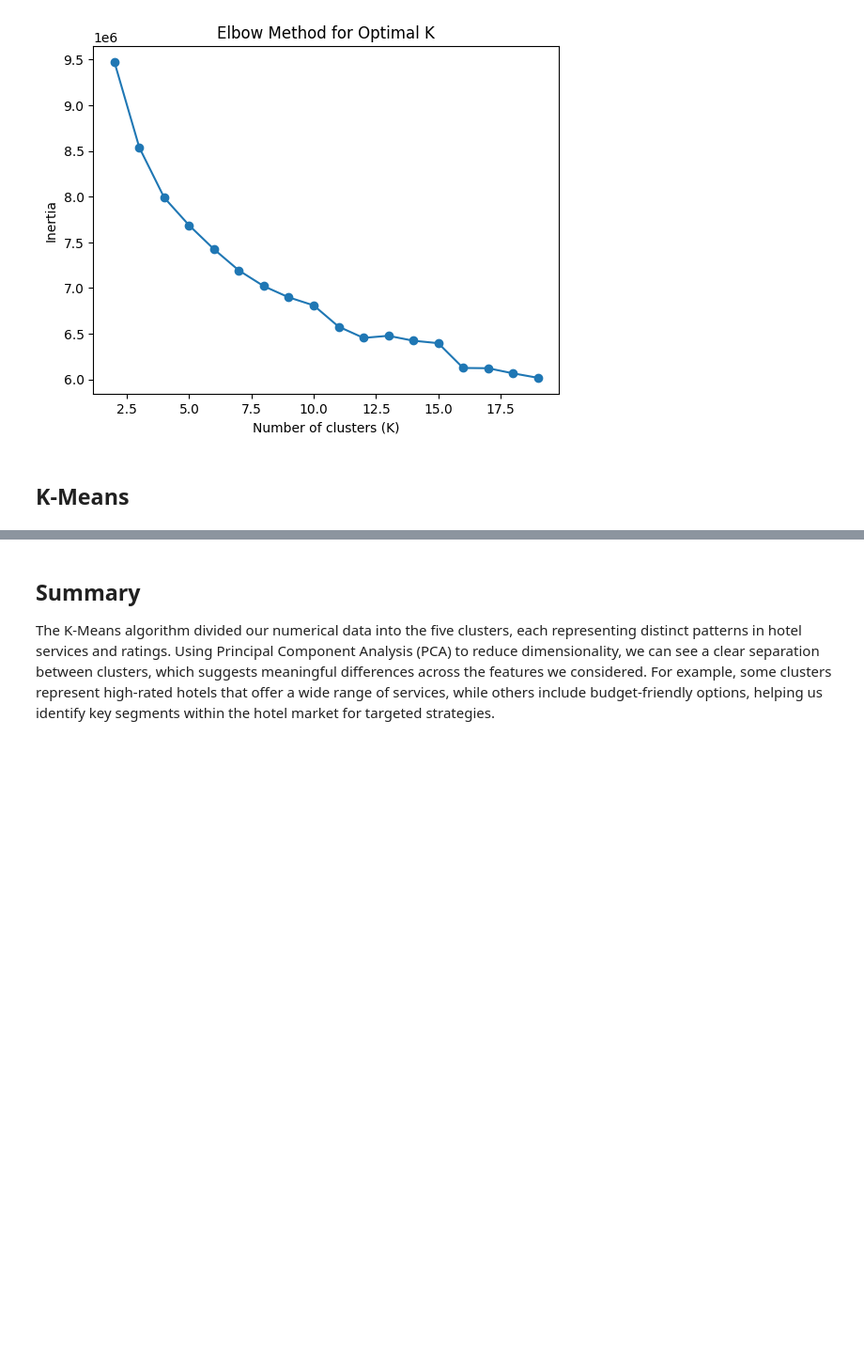
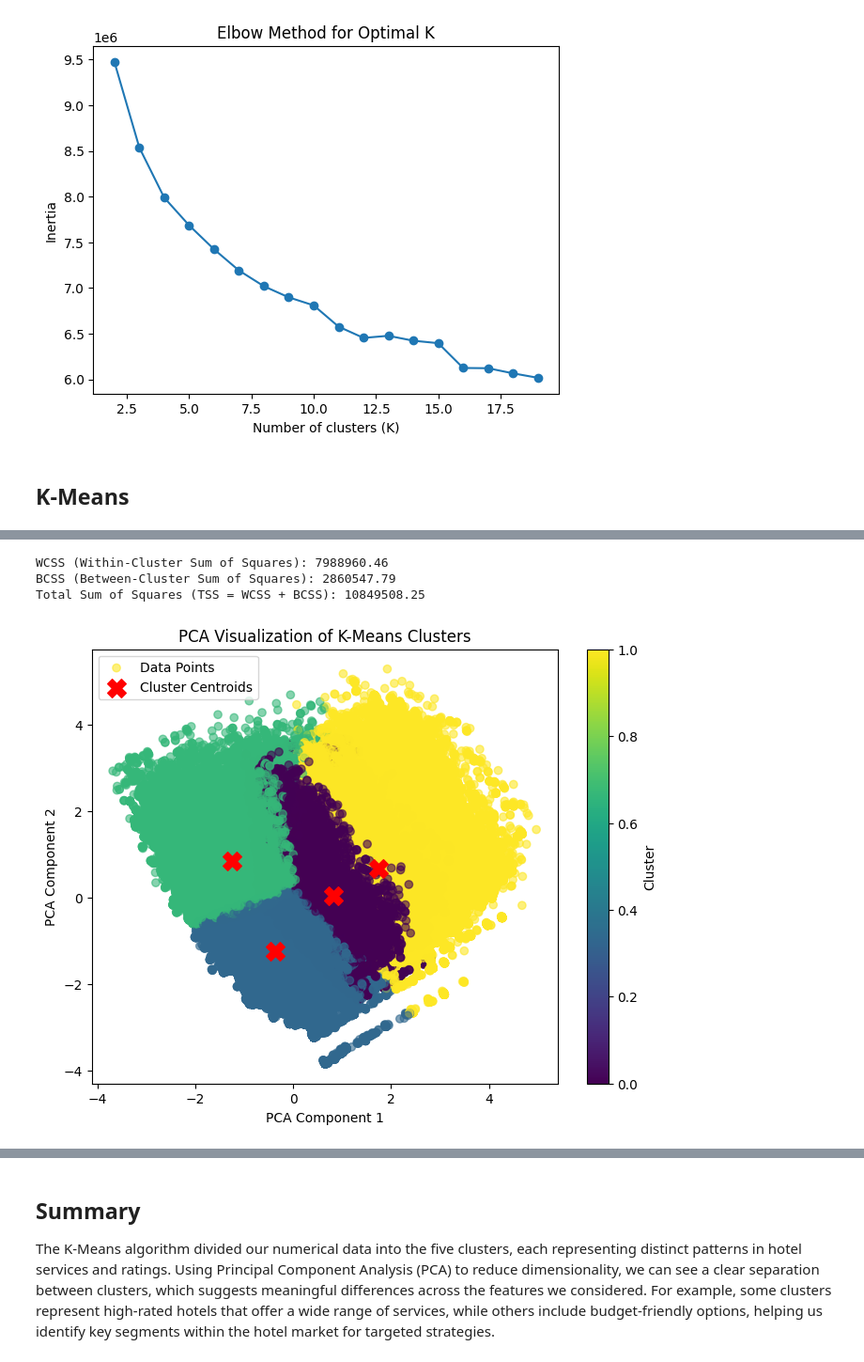
Before and after one commit to yceugene/DA_Proj_G7, a Jupyter notebook: src/main.ipynb, the cells around one changed output, grey strips where cells are left out. Shown at 94% size. Drawn from its saved outputs; the diff is of its cells as text; code cells hidden in the pictures; blank space fills up the shorter version.

```diff
--- a/src/main.ipynb
+++ b/src/main.ipynb
@@ -1575,0 +1576,48 @@ NameError: name 'rating_df_numeric' is not defined
+# %%
+import numpy as np
+from sklearn.cluster import KMeans
+from sklearn.decomposition import PCA
+import matplotlib.pyplot as plt
+import pandas as pd
+
+
+optimal_k = 4
+kmeans = KMeans(n_clusters=optimal_k, random_state=42)
+kmeans_labels = kmeans.fit_predict(rating_df_numeric)
+
+# WCSS (Within-Cluster Sum of Squares)
+wcss = np.sum([np.sum((rating_df_numeric[kmeans_labels == i] - center) ** 2)
+               for i, center in enumerate(kmeans.cluster_centers_)])
+
+# 計算 BCSS (Between-Cluster Sum of Squares)
+global_mean = np.mean(rating_df_numeric, axis=0)
+bcss = np.sum([len(rating_df_numeric[kmeans_labels == i]) * np.sum((center - global_mean) ** 2)
+               for i, center in enumerate(kmeans.cluster_centers_)])
+
+# Total Sum of Squares (TSS)
+tss = wcss + bcss  # TSS = WCSS + BCSS
+
+#  WCSS & BCSS
+print(f"WCSS (Within-Cluster Sum of Squares): {wcss:.2f}")
+print(f"BCSS (Between-Cluster Sum of Squares): {bcss:.2f}")
+print(f"Total Sum of Squares (TSS = WCSS + BCSS): {tss:.2f}")
+
+# PCA
+pca = PCA(n_components=2)
+rating_df_pca = pd.DataFrame(pca.fit_transform(rating_df_numeric), columns=['PCA Component 1', 'PCA Component 2'])
+kmeans_centroids_pca = pca.transform(kmeans.cluster_centers_)
+
+plt.figure(figsize=(8, 6))
+plt.scatter(rating_df_pca['PCA Component 1'], rating_df_pca['PCA Component 2'], c=kmeans_labels, cmap='viridis', alpha=0.6, label="Data Points")
+plt.scatter(kmeans_centroids_pca[:, 0], kmeans_centroids_pca[:, 1], c='red', marker='X', s=200, label="Cluster Centroids")
+plt.xlabel('PCA Component 1')
+plt.ylabel('PCA Component 2')
+plt.title('PCA Visualization of K-Means Clusters')
+plt.colorbar(label='Cluster')
+plt.legend()
+plt.show()
+# %% [output]
+WCSS (Within-Cluster Sum of Squares): 7988960.46
+BCSS (Between-Cluster Sum of Squares): 2860547.79
+Total Sum of Squares (TSS = WCSS + BCSS): 10849508.25
+[figure, added]
```
Also changed, not shown: parts of 5 cells of this notebook.
